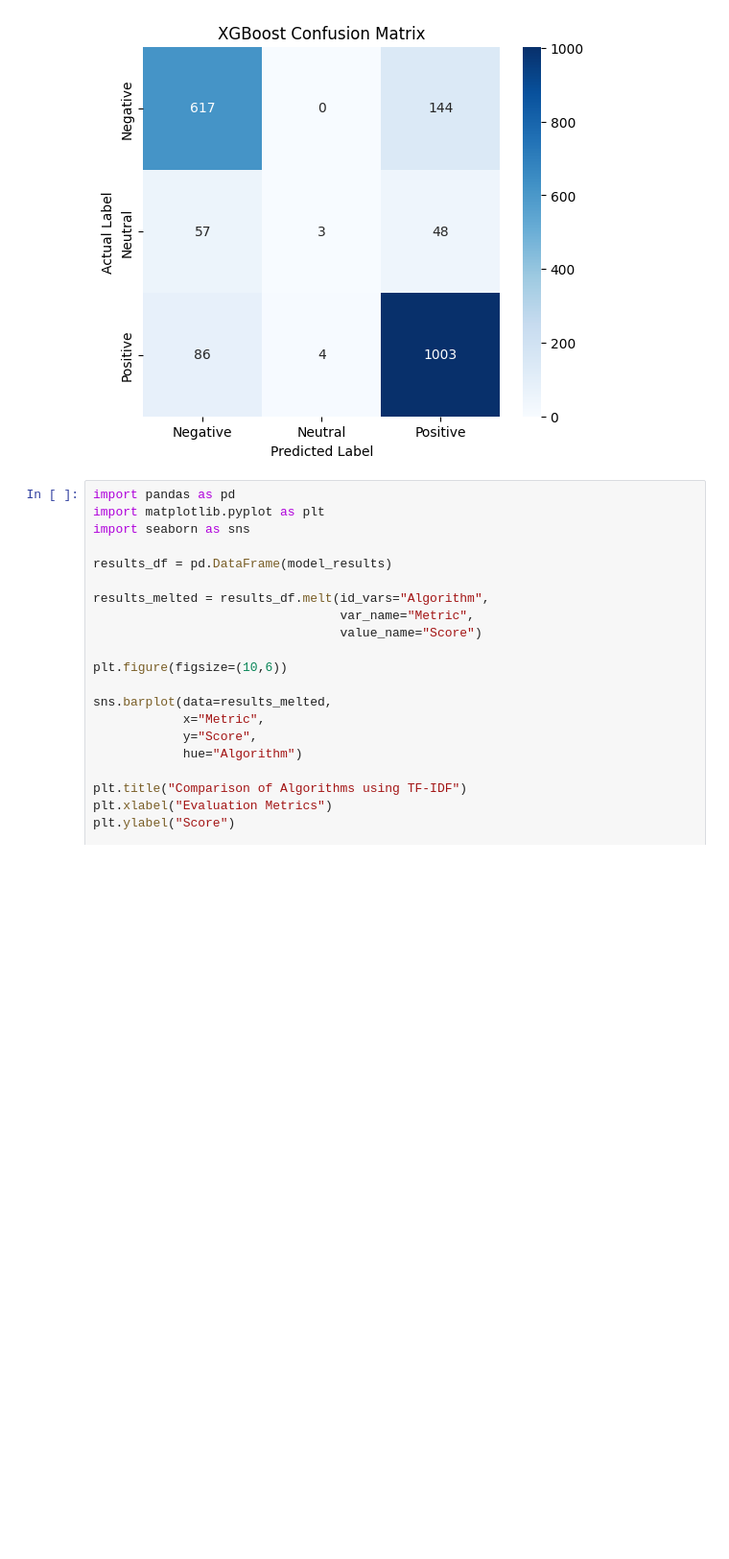
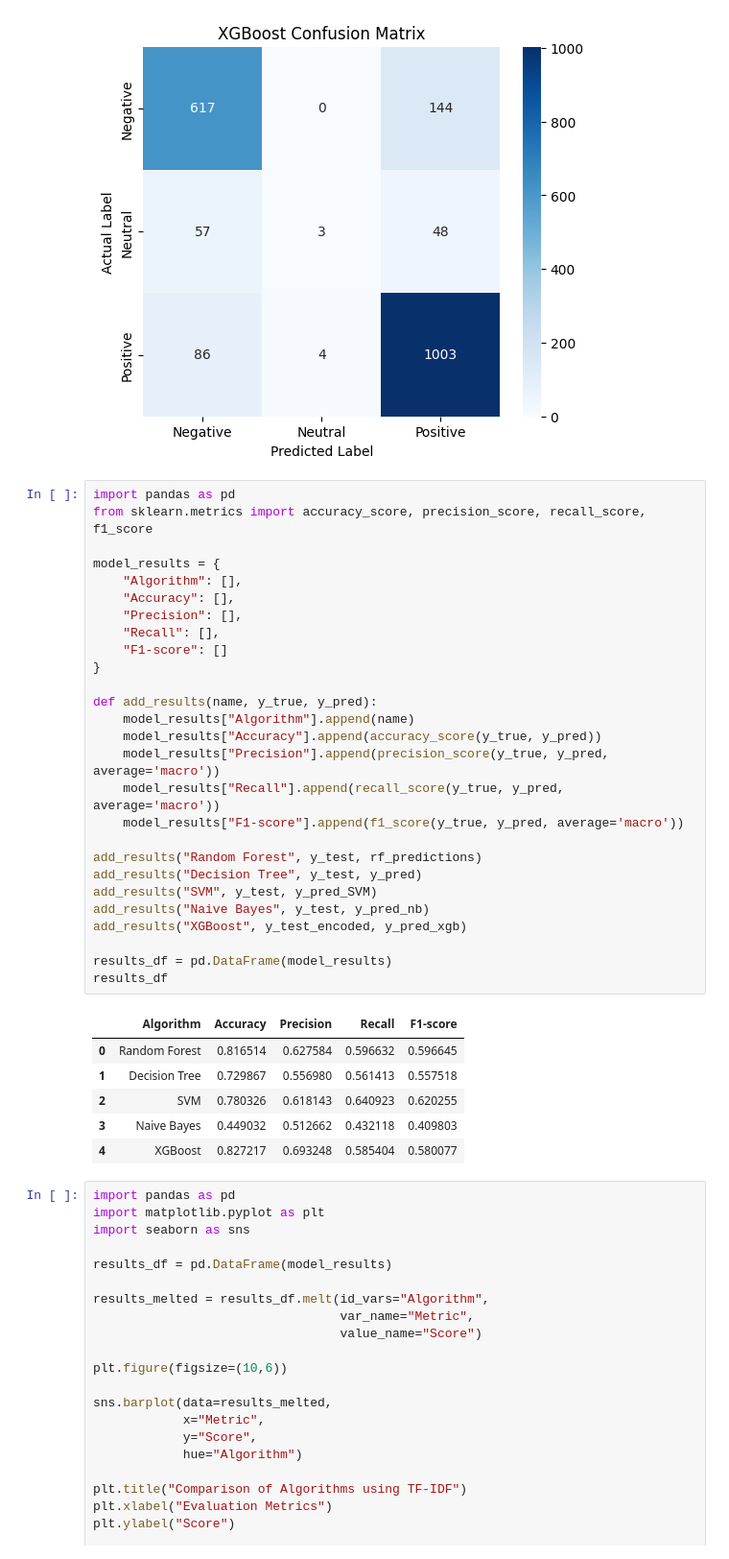
Before and after one commit to latifahaljurayyan/insightApp, a Jupyter notebook: GP2__2_TF-IDF.ipynb, the cells around one changed output. Shown at 96% size. Drawn from its saved outputs; the diff is of its cells as text; blank space fills up the shorter version.

```diff
--- a/GP2__2_TF-IDF.ipynb
+++ b/GP2__2_TF-IDF.ipynb
@@ -591,6 +591,40 @@ plt.title("XGBoost Confusion Matrix")
 plt.show()
 # %% [output]
 [figure]
+# %%
+import pandas as pd
+from sklearn.metrics import accuracy_score, precision_score, recall_score, f1_score
+
+model_results = {
+    "Algorithm": [],
+    "Accuracy": [],
+    "Precision": [],
+    "Recall": [],
+    "F1-score": []
+}
+
+def add_results(name, y_true, y_pred):
+    model_results["Algorithm"].append(name)
+    model_results["Accuracy"].append(accuracy_score(y_true, y_pred))
+    model_results["Precision"].append(precision_score(y_true, y_pred, average='macro'))
+    model_results["Recall"].append(recall_score(y_true, y_pred, average='macro'))
+    model_results["F1-score"].append(f1_score(y_true, y_pred, average='macro'))
+
+add_results("Random Forest", y_test, rf_predictions)
+add_results("Decision Tree", y_test, y_pred)
+add_results("SVM", y_test, y_pred_SVM)
+add_results("Naive Bayes", y_test, y_pred_nb)
+add_results("XGBoost", y_test_encoded, y_pred_xgb)
+
+results_df = pd.DataFrame(model_results)
+results_df
+# %% [output]
+|  | Algorithm | Accuracy | Precision | Recall | F1-score |
+| 0 | Random Forest | 0.816514 | 0.627584 | 0.596632 | 0.596645 |
+| 1 | Decision Tree | 0.729867 | 0.556980 | 0.561413 | 0.557518 |
+| 2 | SVM | 0.780326 | 0.618143 | 0.640923 | 0.620255 |
+| 3 | Naive Bayes | 0.449032 | 0.512662 | 0.432118 | 0.409803 |
+| 4 | XGBoost | 0.827217 | 0.693248 | 0.585404 | 0.580077 |
 # %%
 import pandas as pd
 import matplotlib.pyplot as plt
```
